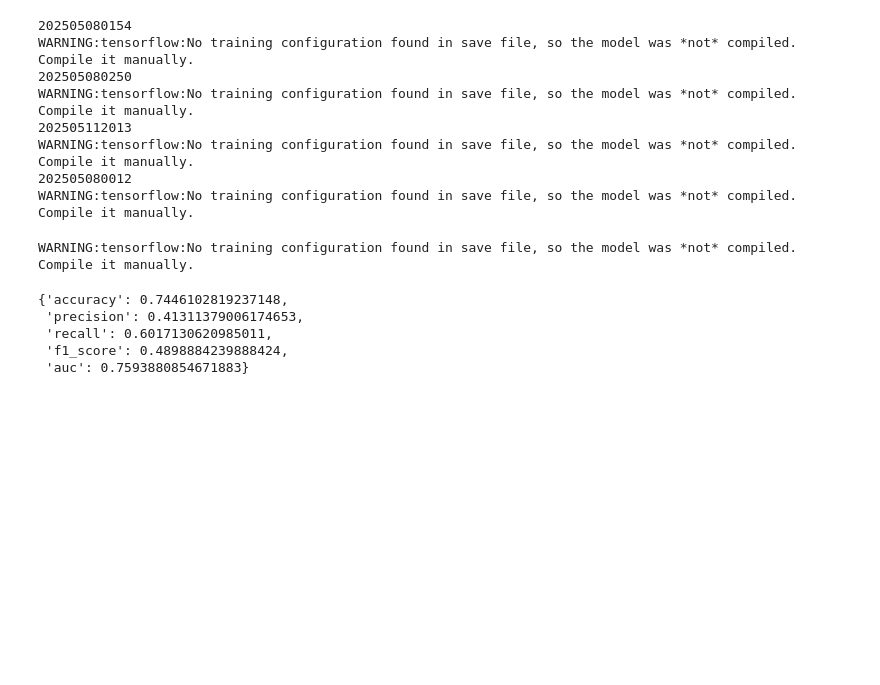
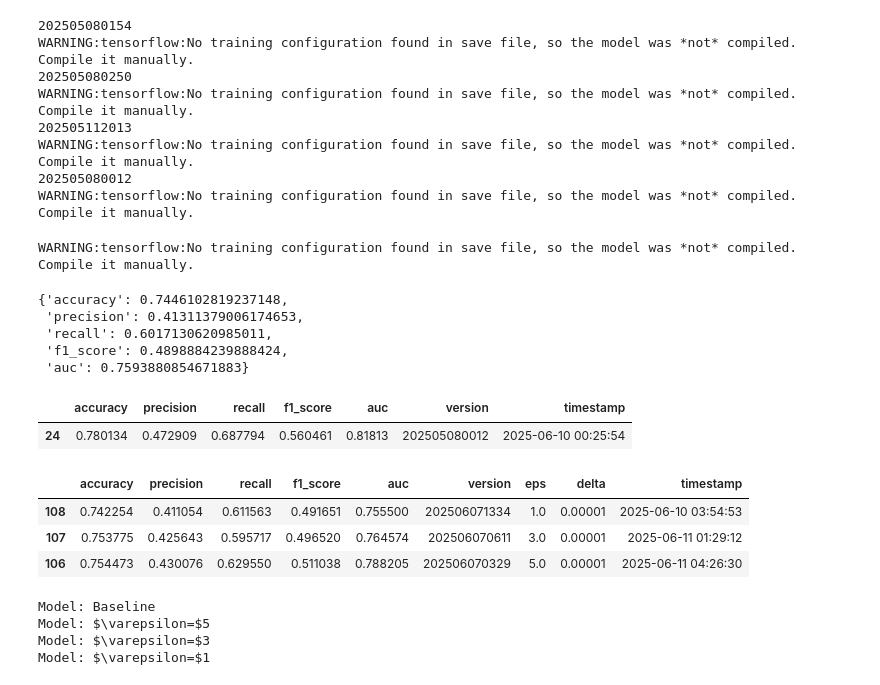
Before and after one commit to trinhkieuha/dp-shap-anomaly-detection, a Jupyter notebook: notebooks/draft.ipynb, the cells around one changed output. Cells and saved outputs as stored; diff of their text form; code cells hidden in the pictures; blank space fills up the shorter version.

```diff
--- a/notebooks/draft.ipynb
+++ b/notebooks/draft.ipynb
@@ -179,0 +277,59 @@ perf
+# %%
+# Define labels for the metrics to be plotted
+metric_labels = {
+            "precision": "Precision",
+            "recall": "Recall",
+            "f1_score": "F1-Score",
+            "auc": "AUC",
+            "fidelity":  "Fidelity"
+
+        }
+metric_used = "AUC"
+
+# Get the best baseline model
+baseline = pd.read_csv("experiments/perf_summary/baseline_val_results.csv")
+baseline_model = baseline.query(f'tuned_by == "{metric_used}"')["version"].astype(str).tolist()
+baseline_test_perf = pd.read_csv("results/metrics/baseline.csv")
+baseline_test_perf["version"] = baseline_test_perf["version"].astype(str)
+baseline_best = baseline_test_perf[baseline_test_perf["version"].isin(baseline_model)]
+display(baseline_best)
+
+# Read the test performance of the DP-SGD models
+dpsgd = pd.read_csv("experiments/perf_summary/dpsgd_val_results.csv")
+dpsgd_models = dpsgd.query(f'tuned_by == "{metric_used}"')["version"].astype(str).tolist()
+dpsgd_test_perf = pd.read_csv("results/metrics/dpsgd.csv")
+dpsgd_test_perf["version"] = dpsgd_test_perf["version"].astype(str)
+dpsgd_best = dpsgd_test_perf[dpsgd_test_perf["version"].isin(dpsgd_models)].sort_values(by="eps", ascending=True)
+display(dpsgd_best)
+
+# Gather the performance metrics and perform normality test
+model_list = {"Baseline": f"baseline/{m}" for m in baseline_best["version"].tolist()}
+model_list.update({r"$\varepsilon=$" + f"{row['eps']:.0f}": f"dpsgd/{row['version']}" for i, row in dpsgd_best.sort_values("eps", ascending=False).iterrows()})
+
+min_len = min([len(pd.read_csv(f"results/stats_eval/{value}.csv")) for value in model_list.values()])
+
+# Get the seed values
+seeds = pd.read_csv("results/stats_eval/seeds.txt", header=None).rename(columns={0:"seed"})
+
+perf_stats = pd.DataFrame()
+for key, value in model_list.items():
+    print("Model:", key)
+    perf = pd.read_csv(f"results/stats_eval/{value}.csv")[:min_len]*100
+    perf.insert(0, "Model", key)
+    perf["seed"] = seeds
+
+    perf_stats = pd.concat([perf_stats, perf], ignore_index=True)
+
+mean_by_seed = perf_stats.drop(columns=["Model"]).groupby("seed").mean().sort_values(by="AUC")
+median_seed = mean_by_seed[int(len(mean_by_seed)/2):int(len(mean_by_seed)/2) + 1].index[0]
+# %% [output]
+|  | accuracy | precision | recall | f1_score | auc | version | timestamp |
+| 24 | 0.780134 | 0.472909 | 0.687794 | 0.560461 | 0.81813 | 202505080012 | 2025-06-10 00:25:54 |
+|  | accuracy | precision | recall | f1_score | auc | version | eps | delta | timestamp |
+| 108 | 0.742254 | 0.411054 | 0.611563 | 0.491651 | 0.755500 | 202506071334 | 1.0 | 0.00001 | 2025-06-10 03:54:53 |
+| 107 | 0.753775 | 0.425643 | 0.595717 | 0.496520 | 0.764574 | 202506070611 | 3.0 | 0.00001 | 2025-06-11 01:29:12 |
+| 106 | 0.754473 | 0.430076 | 0.629550 | 0.511038 | 0.788205 | 202506070329 | 5.0 | 0.00001 | 2025-06-11 04:26:30 |
+Model: Baseline
+Model: $\varepsilon=$5
+Model: $\varepsilon=$3
+Model: $\varepsilon=$1
```
Also changed, not shown: parts of 2 cells of this notebook, 23 other files.
